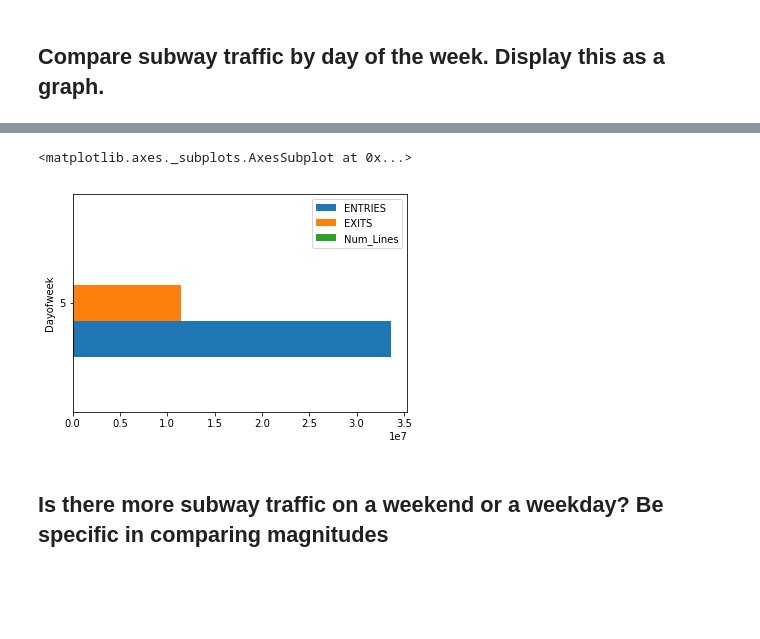
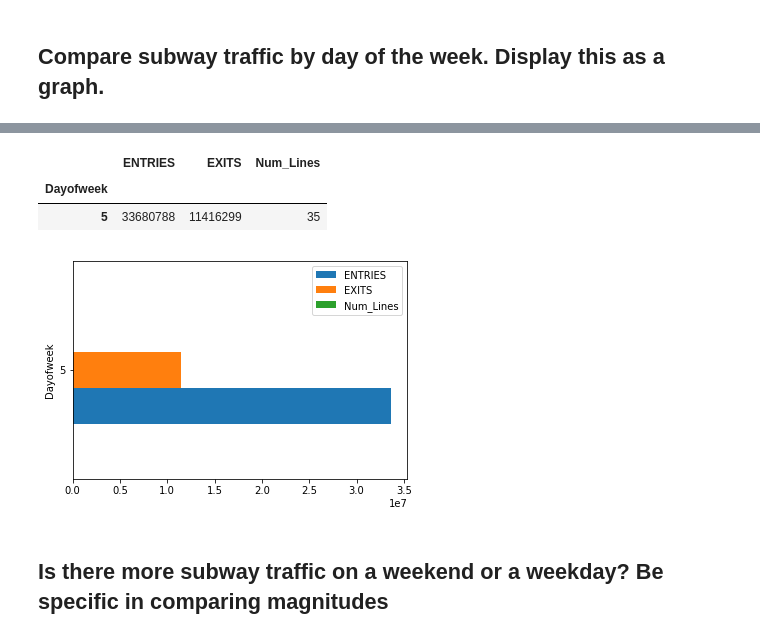
Before and after one commit to williammcmillan/dsc-pandas-series-and-dataframes-lab-houston-ds-060319, a Jupyter notebook: index.ipynb, the cells around one changed output, grey strips where cells are left out. Drawn from its saved outputs; the diff is of its cells as text; code cells hidden in the pictures; blank space fills up the shorter version.

```diff
--- a/index.ipynb
+++ b/index.ipynb
@@ -118,10 +118,12 @@ df.head()
 # %%
 grouped = df.groupby('Dayofweek').sum()
 grouped.plot(kind='barh')
 
-g
+grouped.head()
 # %% [output]
-<matplotlib.axes._subplots.AxesSubplot at 0x...>
+|  | ENTRIES | EXITS | Num_Lines |
+| Dayofweek |  |  |  |
+| 5 | 33680788 | 11416299 | 35 |
 [figure]
 # %% [markdown]
 ## Is there more subway traffic on a weekend or a weekday?    Be specific in comparing magnitudes
```
